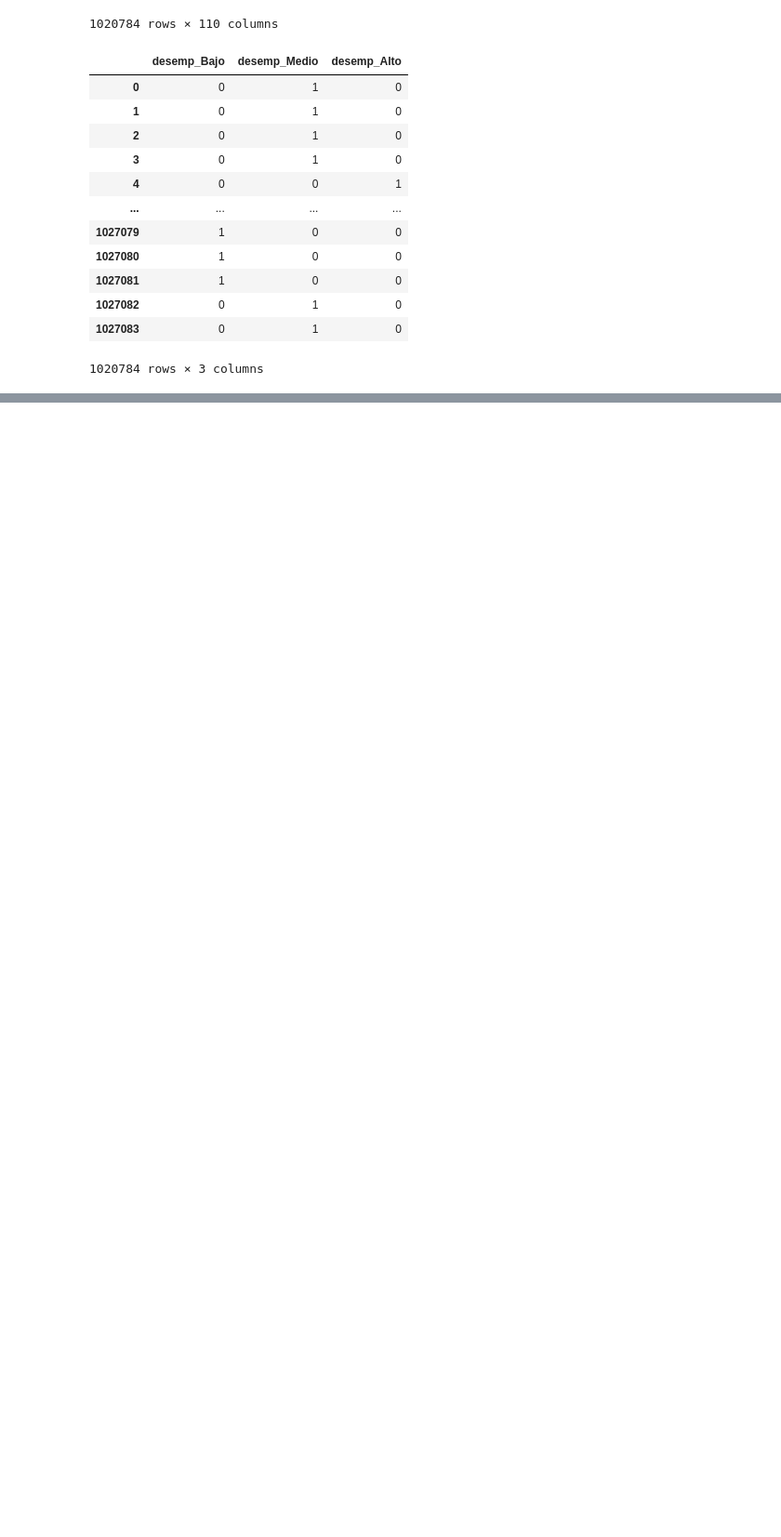
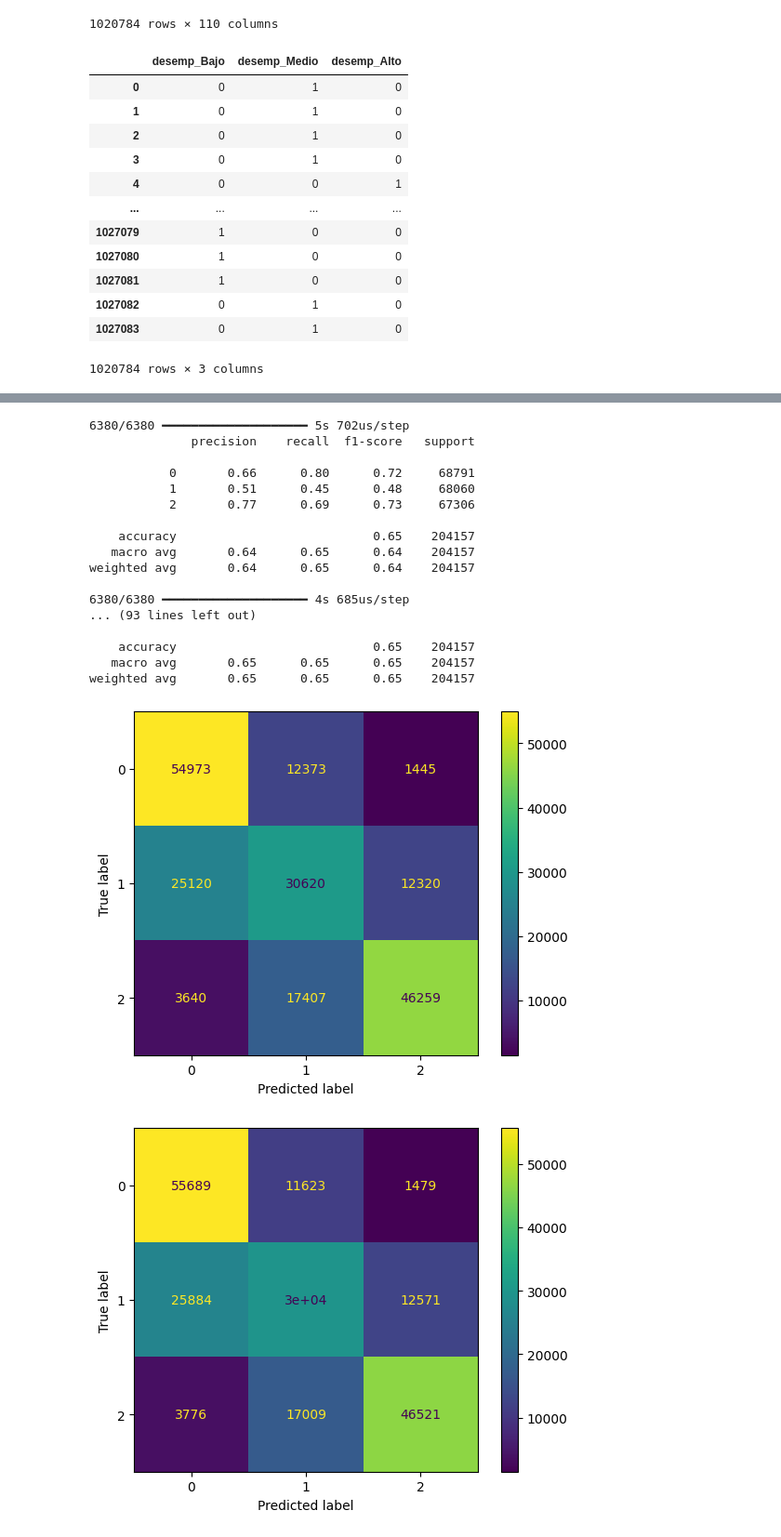
Before and after one commit to jczv24/Proyecto-2, a Jupyter notebook: fuentes_de_modelizacion.ipynb, the cells around one changed output, grey strips where cells are left out. Shown at 93% size. Drawn from its saved outputs; the diff is of its cells as text; code cells hidden in the pictures; blank space fills up the shorter version.

```diff
--- a/fuentes_de_modelizacion.ipynb
+++ b/fuentes_de_modelizacion.ipynb
@@ -491,0 +512,35 @@ for mod, hist in models:
+# %%
+from sklearn.metrics import confusion_matrix, ConfusionMatrixDisplay
+
+for mod, hist in models:
+    y_pred = mod.predict(X_test)
+    y_pred_flat = np.argmax(y_pred, axis=1)
+    y_test_flat = np.argmax(y_test, axis=1)
+
+    print(classification_report(y_test_flat, y_pred_flat))
+
+    cm = confusion_matrix(y_test_flat, y_pred_flat)
+
+    # Mostrar la matriz de confusión
+    disp = ConfusionMatrixDisplay(confusion_matrix=cm)
+    disp.plot()
+# %% [output]
+6380/6380 ━━━━━━━━━━━━━━━━━━━━ 5s 702us/step
+              precision    recall  f1-score   support
+
+           0       0.66      0.80      0.72     68791
+           1       0.51      0.45      0.48     68060
+           2       0.77      0.69      0.73     67306
+
+    accuracy                           0.65    204157
+   macro avg       0.64      0.65      0.64    204157
+weighted avg       0.64      0.65      0.64    204157
+
+6380/6380 ━━━━━━━━━━━━━━━━━━━━ 4s 685us/step
+... (93 lines left out)
+
+    accuracy                           0.65    204157
+   macro avg       0.65      0.65      0.65    204157
+weighted avg       0.65      0.65      0.65    204157
+[figure, added]
+[figure, added]
```
Also changed, not shown: parts of 5 cells of this notebook.
